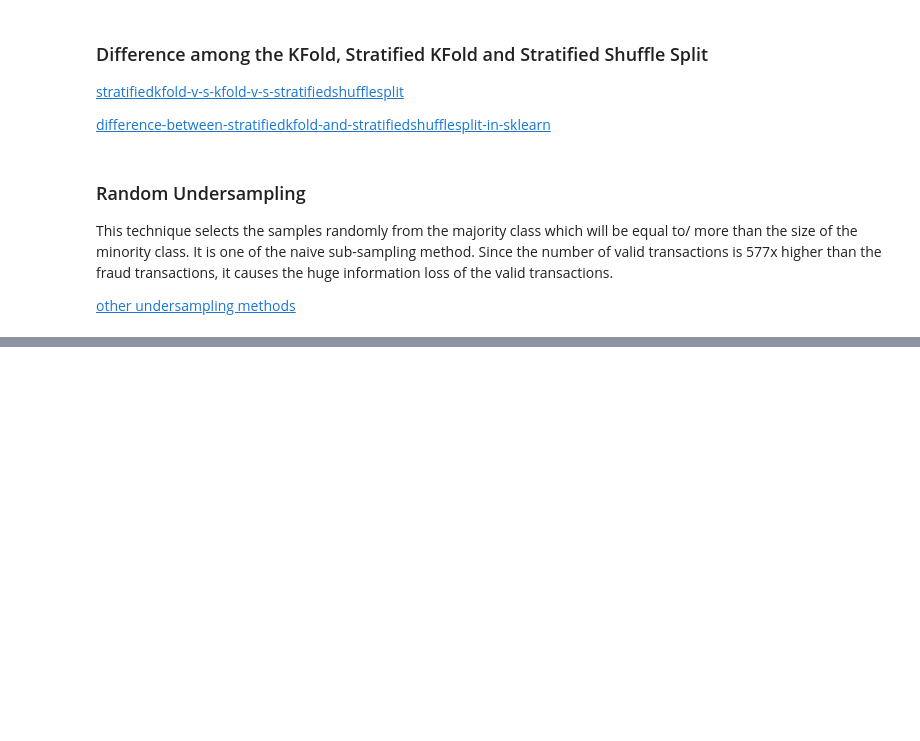
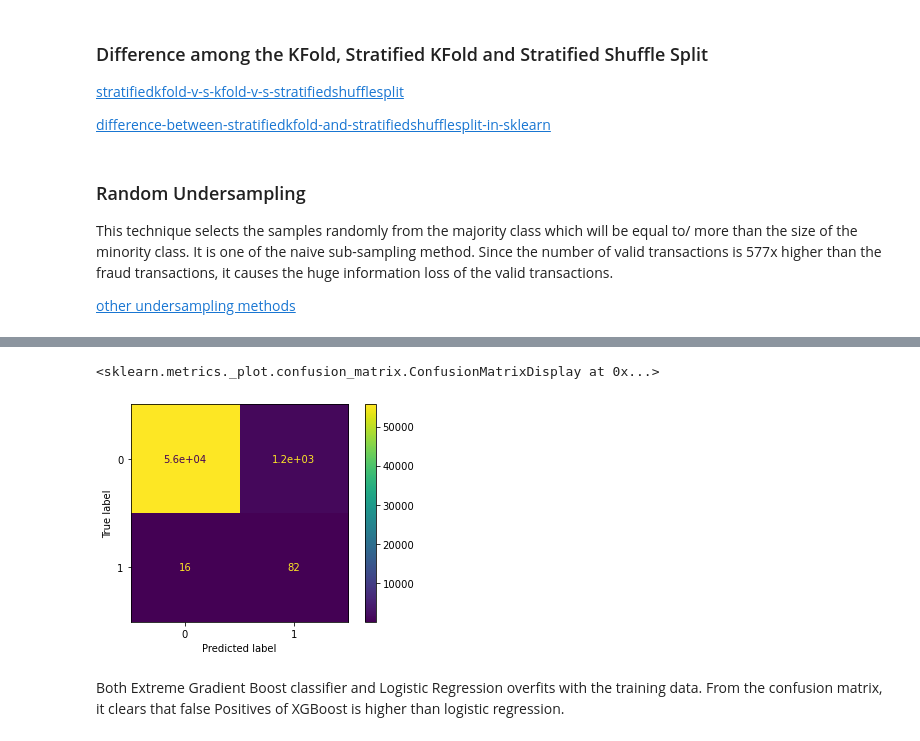
Before and after one commit to Sudhakar17/credit-card-fraud-detection, a Jupyter notebook: credit-card-fraud-detection.ipynb, the cells around one changed output, grey strips where cells are left out. Saved outputs shown, nothing was run; the diff lists cells and outputs as text; code cells hidden in the pictures; blank space fills up the shorter version.

```diff
--- a/credit-card-fraud-detection.ipynb
+++ b/credit-card-fraud-detection.ipynb
@@ -373,0 +376,9 @@ Test AUPRC: 0.76
+# %%
+print("Random Undersampling: CV Imbalance score")
+print("Using XGBoost")
+xgb_clf = XGBClassifier(max_depth=3, n_estimators=200, learning_rate=0.001, subsample=0.25, objective='binary:logistic')
+cv_score = imbalanced_cross_validation_score(xgb_clf, undersampled_x, undersampled_y, 5, precision_recall_auc_score)
+print("Cross-validated AUPRC score: %.2f"%cv_score)
+# Test score calculation
+test_score = precision_recall_auc_score(xgb_clf, scaled_x_test, scaled_y_test)
+print("Test AUPRC: %.2f"%(test_score))
@@ -373,0 +400,8 @@ Test AUPRC: 0.76
+# %%
+# plotting the confusion matrix for XGBoost classifier
+plot_confusion_matrix(xgb_clf, scaled_x_test, scaled_y_test)
+# %% [output]
+<sklearn.metrics._plot.confusion_matrix.ConfusionMatrixDisplay at 0x...>
+[figure, added]
+# %% [markdown]
+Both Extreme Gradient Boost classifier and Logistic Regression overfits with the training data. From the confusion matrix, it clears that false Positives of XGBoost is higher than logistic regression.
```
Also changed, not shown: parts of 32 cells of this notebook.
